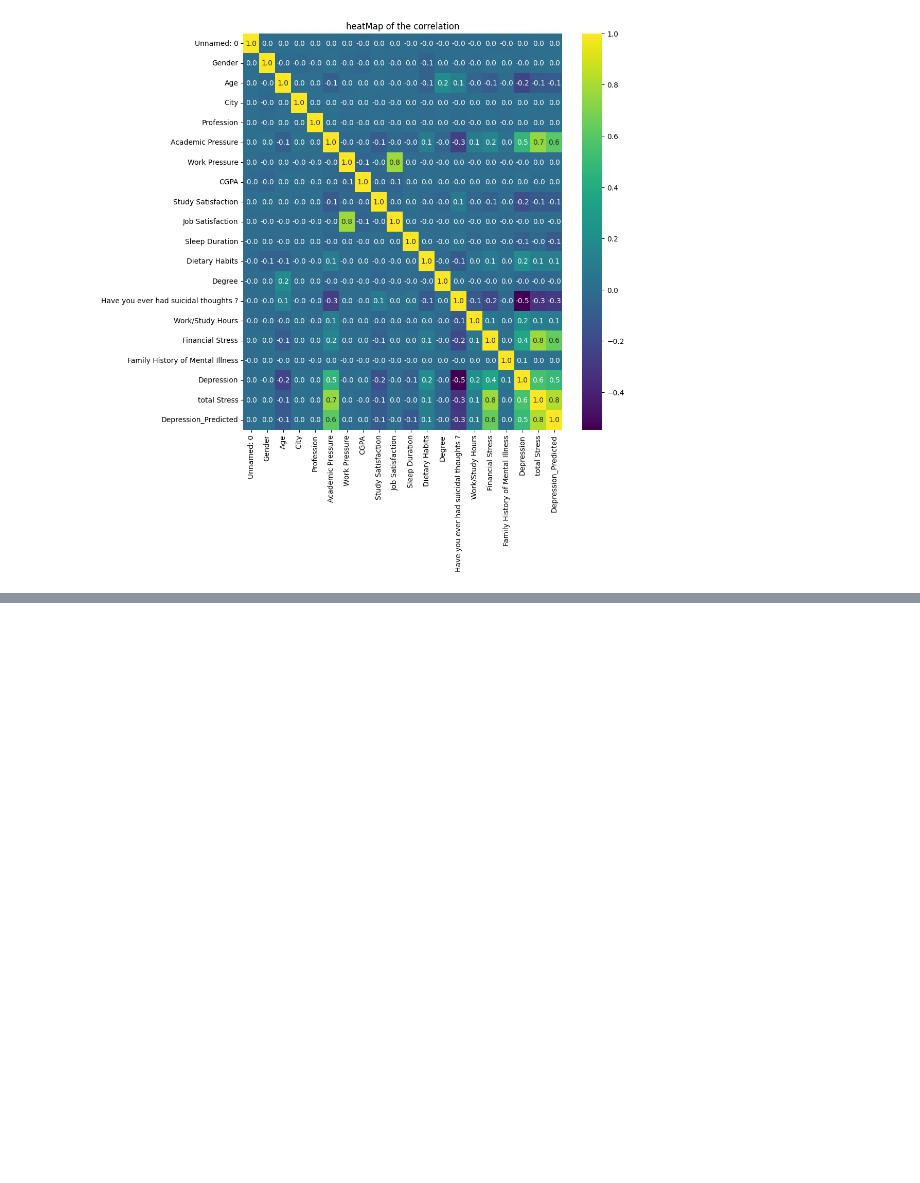
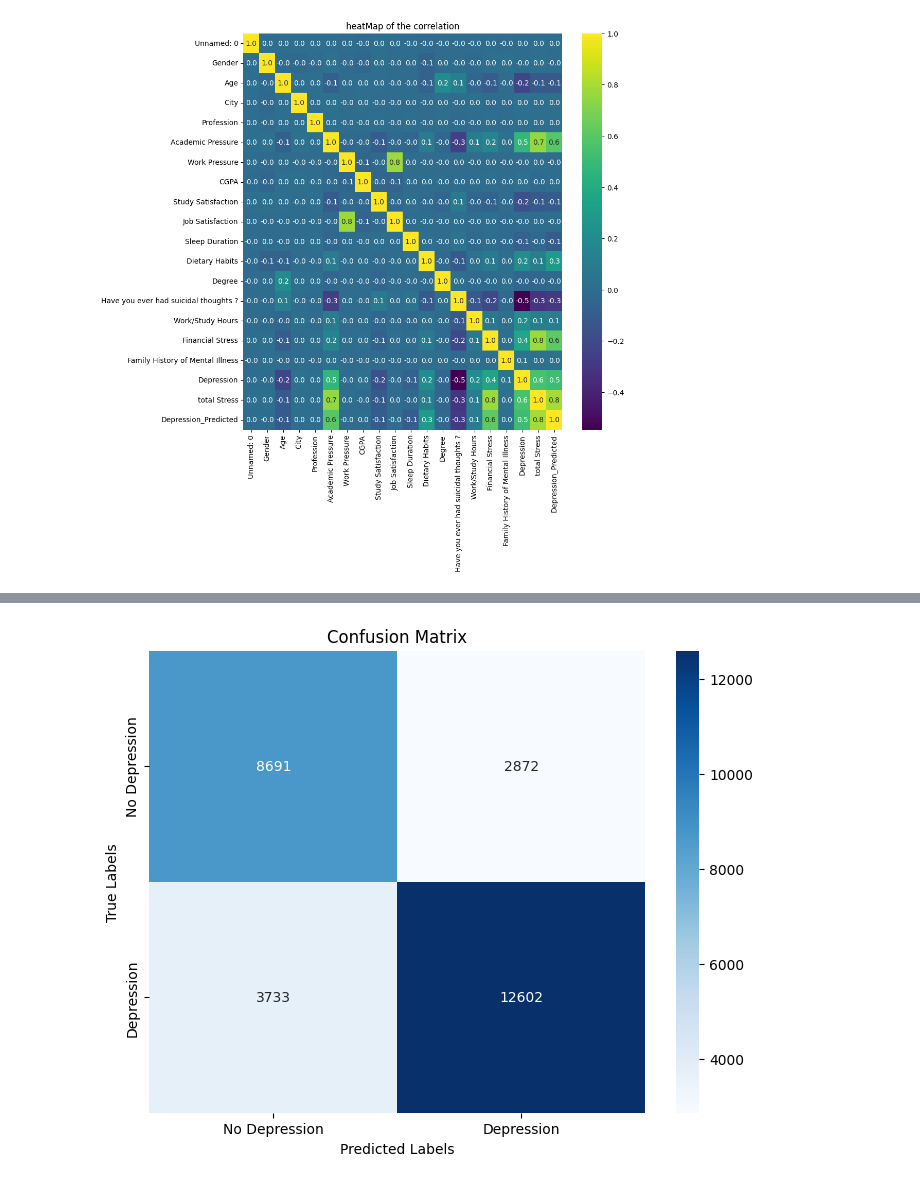
Before and after one commit to amineel-crypto/Depression_Predict, a Jupyter notebook: Test.ipynb, the cells around one changed output, grey strips where cells are left out. Cells and saved outputs as stored; diff of their text form; code cells hidden in the pictures; blank space fills up the shorter version.

```diff
--- a/Test.ipynb
+++ b/Test.ipynb
@@ -624,10 +612,11 @@ df.drop(columns="Predicted_Depression")
 from sklearn.model_selection import train_test_split
 from sklearn.ensemble import RandomForestClassifier
 from sklearn.metrics import classification_report,accuracy_score
-X=df[['total Stress','Sleep Duration']]
-Y=df['Depression']
+# Update feature selection to include more relevant columns
+X = df[['total Stress', 'Sleep Duration', 'Dietary Habits', 'Family History of Mental Illness', 'Job Satisfaction']]
+Y = df['Depression']
 X_train,X_test,y_train,y_test=train_test_split(X,Y,test_size=0.2,random_state=42)
-model=RandomForestClassifier(random_state=42)
+model=RandomForestClassifier(random_state=42,class_weight='balanced')
 model.fit(X_train,y_train)
 y_pred=model.predict(X_test)
 print("Accuracy:", accuracy_score(y_test, y_pred))
@@ -687,0 +690,17 @@ ImportError: Please refer to installation documentation page to install an engin
+# %%
+import matplotlib.pyplot as plt
+import numpy as np
+import seaborn as sns
+from sklearn.metrics import confusion_matrix
+Y_true=df['Depression']
+Y_pred=model.predict(X)
+cm=confusion_matrix(Y_true,Y_pred)
+# Update confusion matrix visualization with class labels
+plt.figure(figsize=(8, 6))
+sns.heatmap(cm, annot=True, fmt='d', cmap='Blues', xticklabels=['No Depression', 'Depression'], yticklabels=['No Depression', 'Depression'])
+plt.xlabel('Predicted Labels')
+plt.ylabel('True Labels')
+plt.title('Confusion Matrix')
+plt.show()
+# %% [output]
+[figure, added]
```
Also changed, not shown: parts of 7 cells of this notebook.
